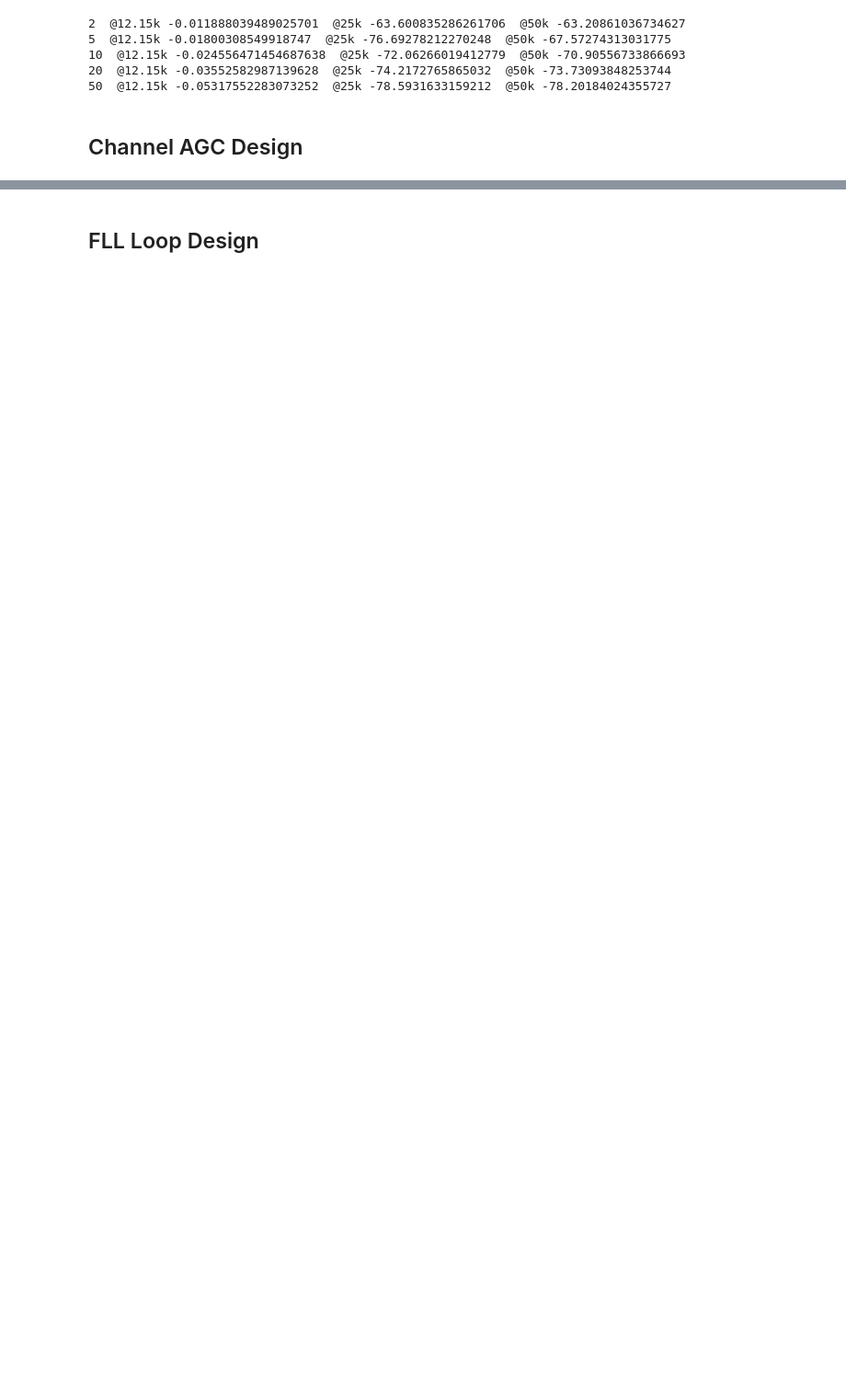
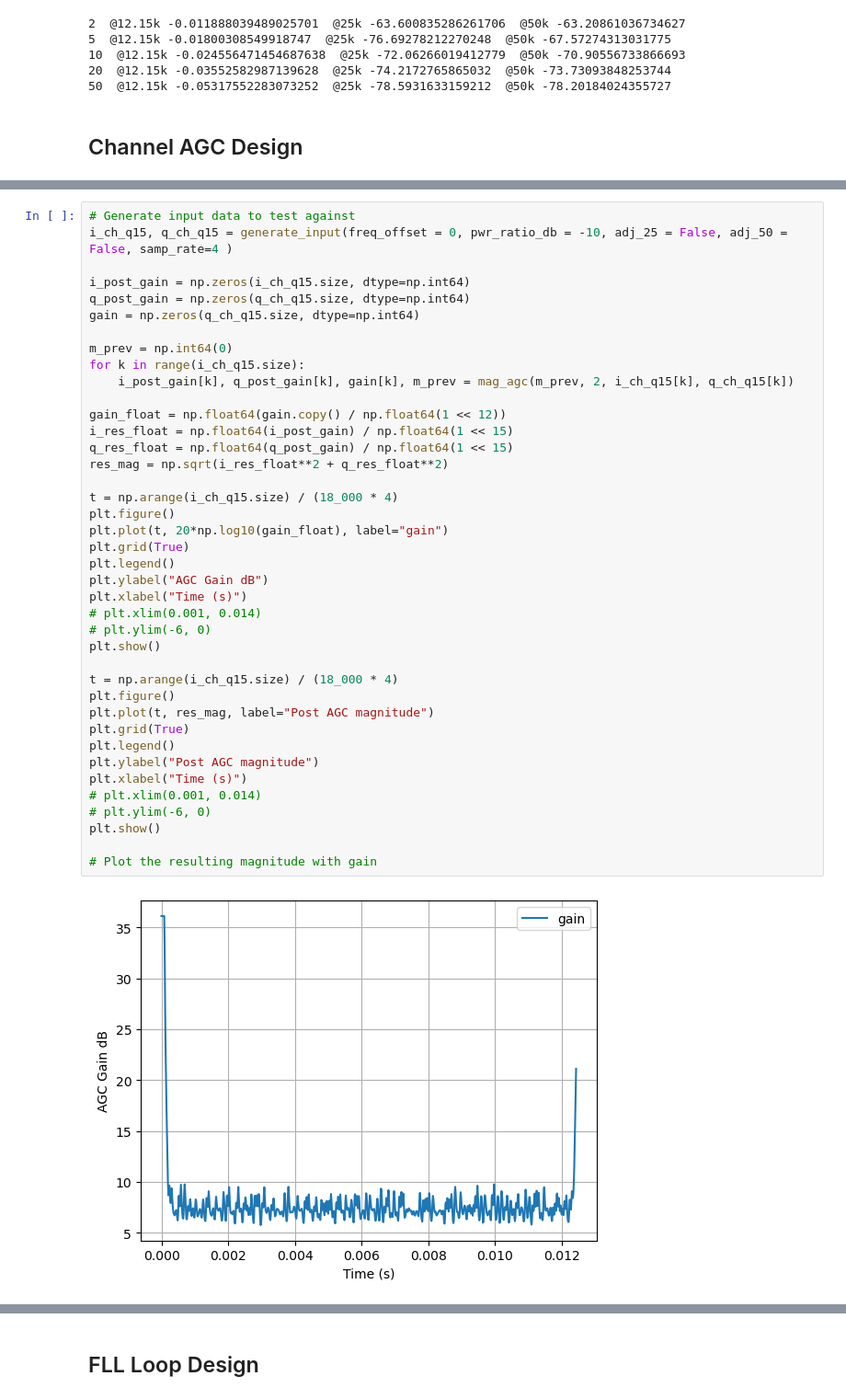
Before and after one commit to zachrjt/openTETRAphymac, a Jupyter notebook: software/rcvr.ipynb, the cells around one changed output, grey strips where cells are left out. Shown at 92% size. Drawn from its saved outputs; the diff is of its cells as text; blank space fills up the shorter version.

```diff
--- a/software/rcvr.ipynb
+++ b/software/rcvr.ipynb
@@ -638,0 +809,42 @@ for Ws in [2, 5, 10, 20, 50]:
+# %%
+# Generate input data to test against
+i_ch_q15, q_ch_q15 = generate_input(freq_offset = 0, pwr_ratio_db = -10, adj_25 = False, adj_50 = False, samp_rate=4 )
+
+i_post_gain = np.zeros(i_ch_q15.size, dtype=np.int64)
+q_post_gain = np.zeros(q_ch_q15.size, dtype=np.int64)
+gain = np.zeros(q_ch_q15.size, dtype=np.int64)
+
+m_prev = np.int64(0)
+for k in range(i_ch_q15.size):
+    i_post_gain[k], q_post_gain[k], gain[k], m_prev = mag_agc(m_prev, 2, i_ch_q15[k], q_ch_q15[k])
+
+gain_float = np.float64(gain.copy() / np.float64(1 << 12))
+i_res_float = np.float64(i_post_gain) / np.float64(1 << 15)
+q_res_float = np.float64(q_post_gain) / np.float64(1 << 15)
+res_mag = np.sqrt(i_res_float**2 + q_res_float**2)
+
+t = np.arange(i_ch_q15.size) / (18_000 * 4)
+plt.figure()
+plt.plot(t, 20*np.log10(gain_float), label="gain")
+plt.grid(True)
+plt.legend()
+plt.ylabel("AGC Gain dB")
+plt.xlabel("Time (s)")
+# plt.xlim(0.001, 0.014)
+# plt.ylim(-6, 0)
+plt.show()
+
+t = np.arange(i_ch_q15.size) / (18_000 * 4)
+plt.figure()
+plt.plot(t, res_mag, label="Post AGC magnitude")
+plt.grid(True)
+plt.legend()
+plt.ylabel("Post AGC magnitude")
+plt.xlabel("Time (s)")
+# plt.xlim(0.001, 0.014)
+# plt.ylim(-6, 0)
+plt.show()
+
+# Plot the resulting magnitude with gain
+# %% [output]
+[figure, added]
```
Also changed, not shown: parts of 27 cells of this notebook, 5 other files.
